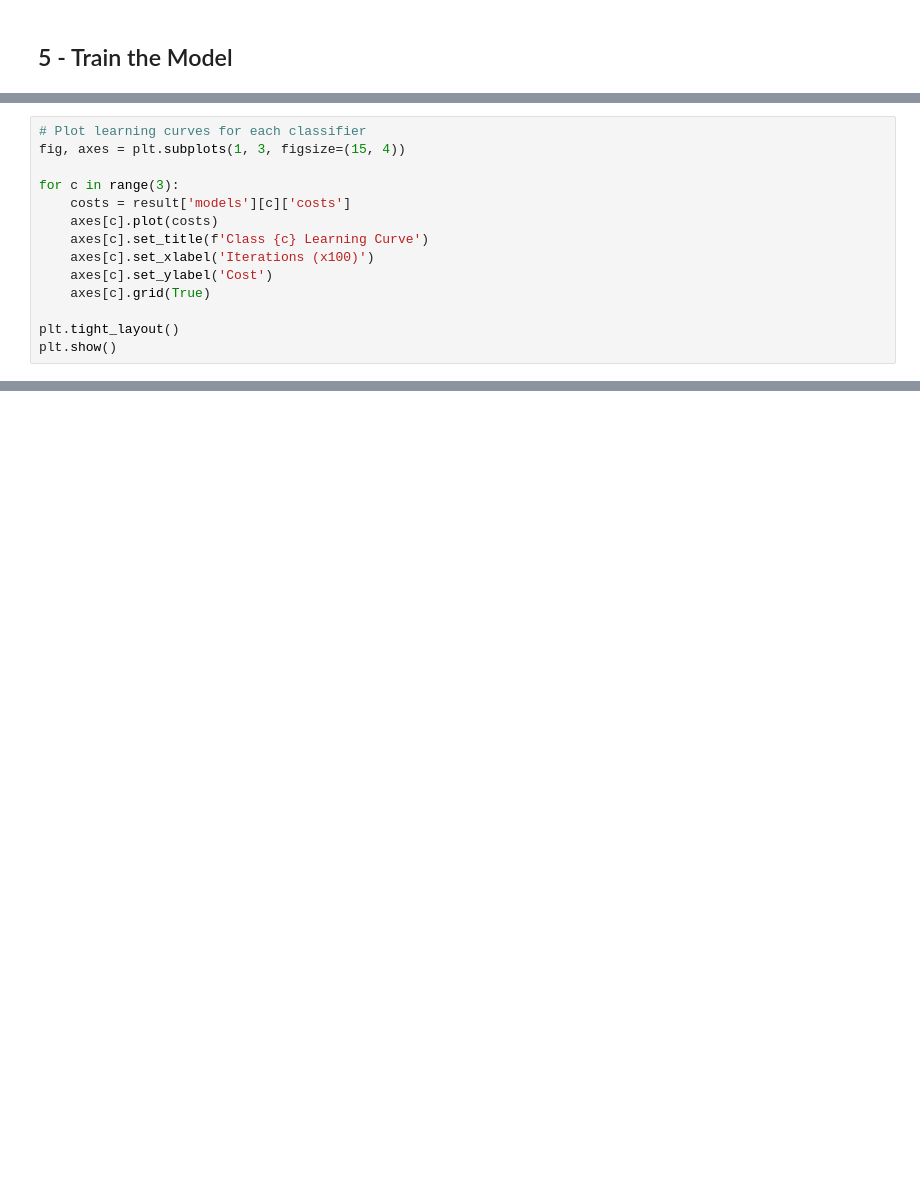
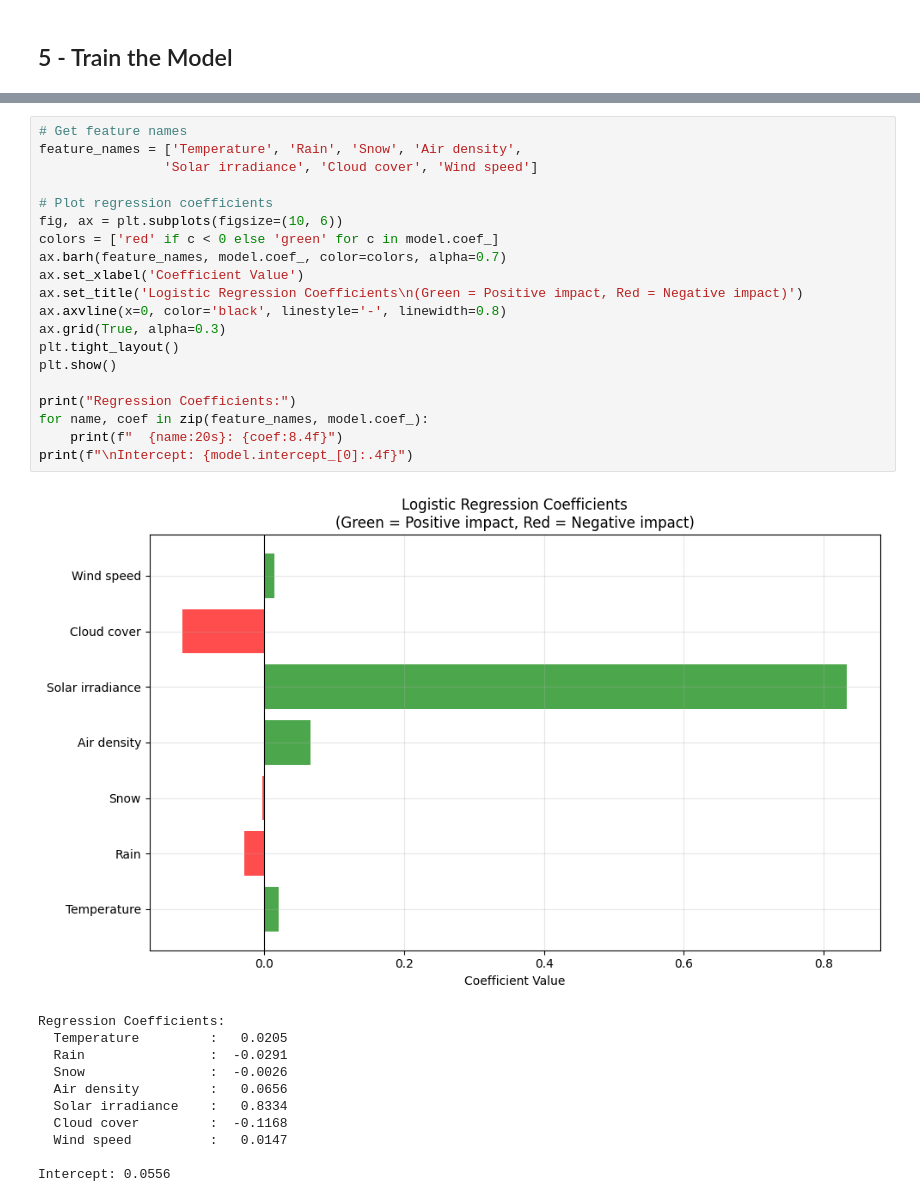
Before and after one commit to MatisGo/AI_SolarPVForecasting, a Jupyter notebook: PV_Production_Classification.ipynb, the cells around one changed output, grey strips where cells are left out. Drawn from its saved outputs; the diff is of its cells as text; blank space fills up the shorter version.

```diff
--- a/PV_Production_Classification.ipynb
+++ b/PV_Production_Classification.ipynb
@@ -229,14 +110,0 @@ result = model_multiclass(X_train_norm, y_train, X_test_norm, y_test,
-# %%
-# Plot learning curves for each classifier
-fig, axes = plt.subplots(1, 3, figsize=(15, 4))
-
-for c in range(3):
-    costs = result['models'][c]['costs']
-    axes[c].plot(costs)
-    axes[c].set_title(f'Class {c} Learning Curve')
-    axes[c].set_xlabel('Iterations (x100)')
-    axes[c].set_ylabel('Cost')
-    axes[c].grid(True)
-
-plt.tight_layout()
-plt.show()
@@ -280,0 +190,32 @@ print(cm)
+# %%
+# Get feature names
+feature_names = ['Temperature', 'Rain', 'Snow', 'Air density',
+                'Solar irradiance', 'Cloud cover', 'Wind speed']
+
+# Plot regression coefficients
+fig, ax = plt.subplots(figsize=(10, 6))
+colors = ['red' if c < 0 else 'green' for c in model.coef_]
+ax.barh(feature_names, model.coef_, color=colors, alpha=0.7)
+ax.set_xlabel('Coefficient Value')
+ax.set_title('Logistic Regression Coefficients\n(Green = Positive impact, Red = Negative impact)')
+ax.axvline(x=0, color='black', linestyle='-', linewidth=0.8)
+ax.grid(True, alpha=0.3)
+plt.tight_layout()
+plt.show()
+
+print("Regression Coefficients:")
+for name, coef in zip(feature_names, model.coef_):
+    print(f"  {name:20s}: {coef:8.4f}")
+print(f"\nIntercept: {model.intercept_[0]:.4f}")
+# %% [output]
+[figure, added]
+Regression Coefficients:
+  Temperature         :   0.0205
+  Rain                :  -0.0291
+  Snow                :  -0.0026
+  Air density         :   0.0656
+  Solar irradiance    :   0.8334
+  Cloud cover         :  -0.1168
+  Wind speed          :   0.0147
+
+Intercept: 0.0556
```
Also changed, not shown: parts of 34 cells of this notebook.
